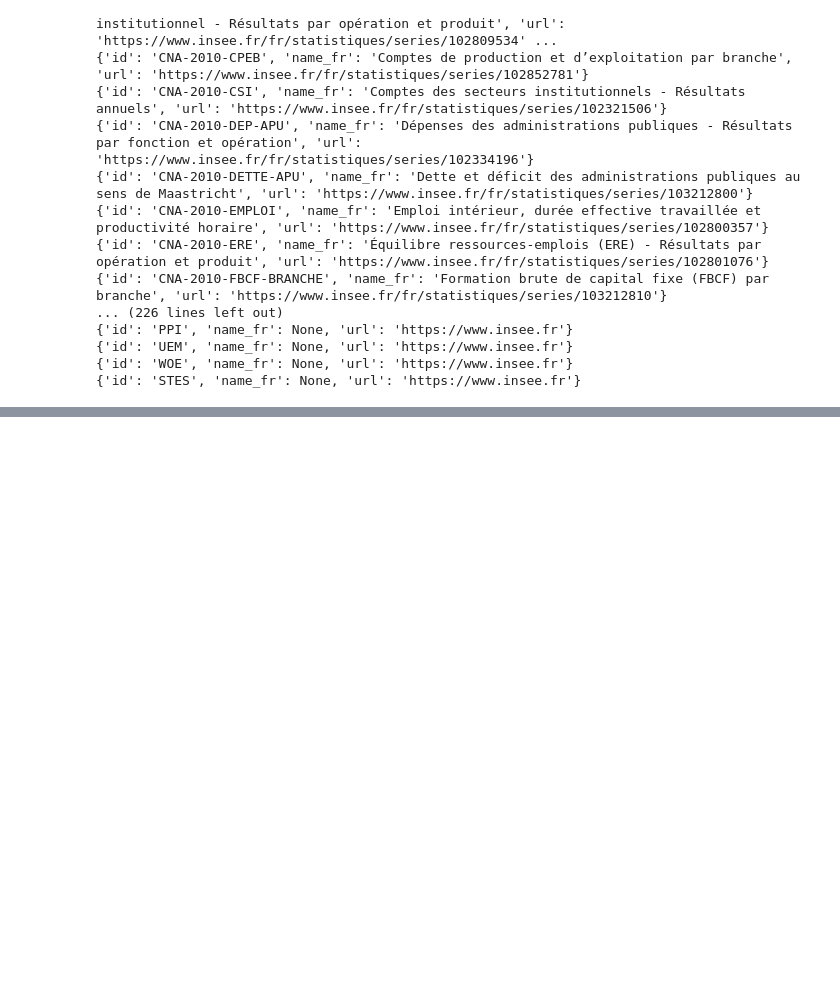
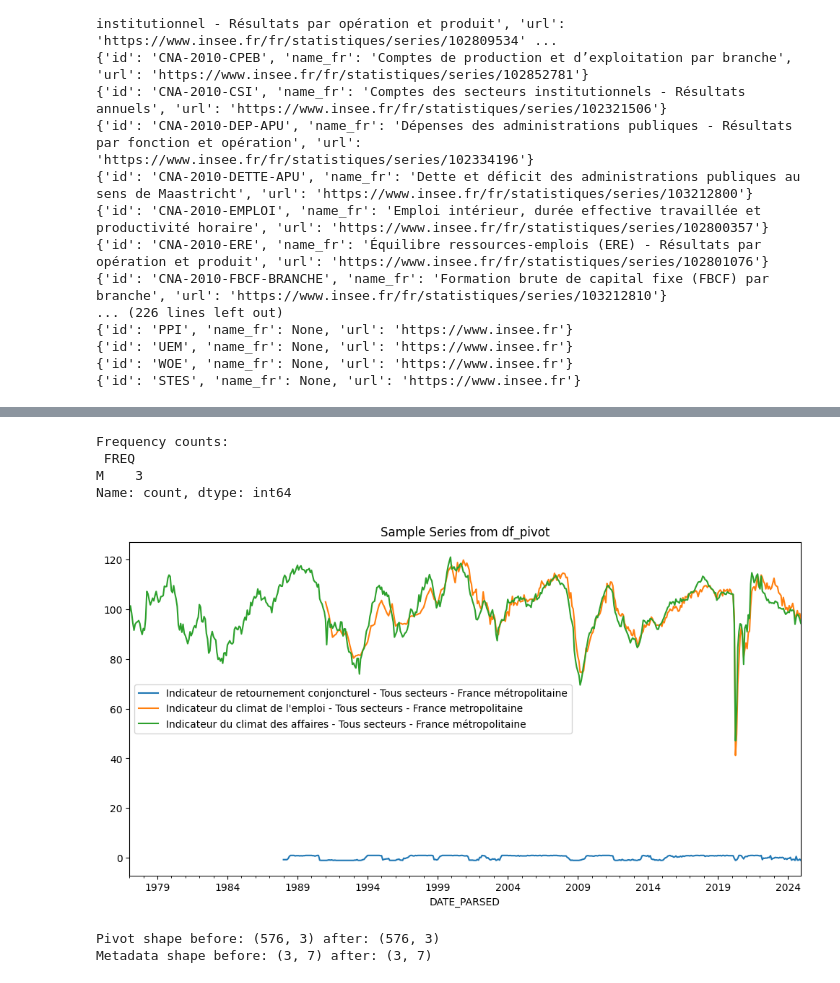
Before and after one commit to xwkya/oracle, a Jupyter notebook: tests.ipynb, the cells around one changed output, grey strips where cells are left out. Drawn from its saved outputs; the diff is of its cells as text; code cells hidden in the pictures; blank space fills up the shorter version.

```diff
--- a/tests.ipynb
+++ b/tests.ipynb
@@ -300,9 +302,14 @@ def transform_insee_df(df):
     #    That means we can group or drop duplicates.
     # ----------------------------------------------------------------------------
 
-    metadata_cols = ['TITLE_FR', 'IDBANK', 'CORRECTION', 'NATURE', 'UNIT']
+    metadata_cols = ['TITLE_FR', 'IDBANK', 'CORRECTION', 'NATURE', 'UNIT', 'STOPPED', 'LAST_UPDATE', 'FREQ']
     # Adjust the columns you want to keep for metadata
     df_metadata = df_copy[metadata_cols].drop_duplicates(subset='TITLE_FR').set_index('TITLE_FR')
 
     # Return both dataframes
     return df_pivot, df_metadata
+# %%
+df = fetch_insee_with_fallback("https://bdm.insee.fr/series/sdmx/data/CLIMAT-AFFAIRES/all")
+# %%
+df_pivot, df_metadata = transform_insee_df(df)
+df_pivot.head()
@@ -308,0 +389,18 @@ def transform_insee_df(df):
+# %%
+freq_counts = df_metadata['FREQ'].value_counts(dropna=False)
+print("\nFrequency counts:\n", freq_counts)
+# %% [output]
+Frequency counts:
+ FREQ
+M    3
+Name: count, dtype: int64
+# %%
+import matplotlib.pyplot as plt
+
+some_titles = df_pivot.columns[:5]  # the first 5 series, for example
+df_pivot[some_titles].plot(figsize=(12, 6))
+plt.title("Sample Series from df_pivot")
+plt.legend()
+plt.show()
+# %% [output]
+[figure, added]
@@ -309,2 +505,14 @@ def transform_insee_df(df):
+# %%
+# Remove series that stopped before mid 2023
+cutoff_date = "2023-06-01"
+cutoff_first_date = "2016-01-01"
+df_pivot_filtered, df_meta_filtered = drop_stopped_before(df_pivot, df_metadata, cutoff_date)
+df_pivot_filtered, df_meta_filtered = drop_start_after(df_pivot_filtered, df_meta_filtered, cutoff_first_date)
+
+print("Pivot shape before:", df_pivot.shape, "after:", df_pivot_filtered.shape)
+print("Metadata shape before:", df_metadata.shape, "after:", df_meta_filtered.shape)
+# %% [output]
+Pivot shape before: (576, 3) after: (576, 3)
+Metadata shape before: (3, 7) after: (3, 7)
 # %%
 from inputs import SOURCE_TABLES
```
Also changed, not shown: parts of 20 cells of this notebook.
